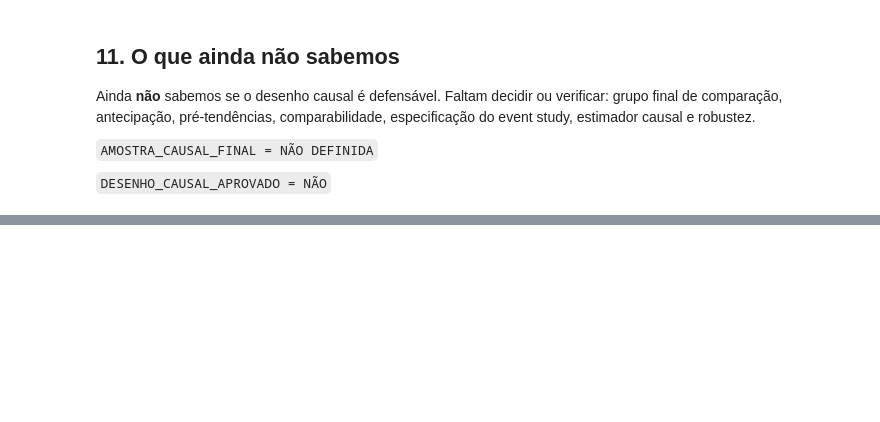
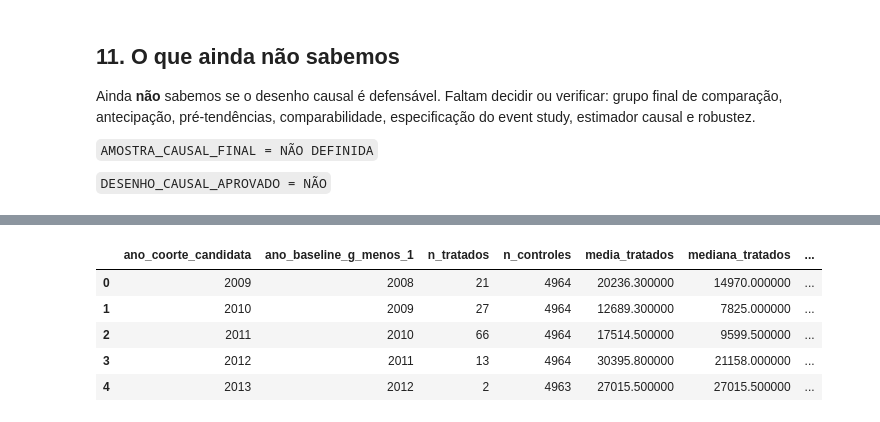
Before and after one commit to ariel-velardo/data-science-projects, a Jupyter notebook: projetos/big-data-expansao-rede-federal-economia-municipal/notebooks/01_analise_expansao_rede_federal_economia_municipal.ipynb, the cells around one changed output, grey strips where cells are left out. Saved outputs shown, nothing was run; the diff lists cells and outputs as text; code cells hidden in the pictures; blank space fills up the shorter version.

```diff
--- a/projetos/big-data-expansao-rede-federal-economia-municipal/notebooks/01_analise_expansao_rede_federal_economia_municipal.ipynb
+++ b/projetos/big-data-expansao-rede-federal-economia-municipal/notebooks/01_analise_expansao_rede_federal_economia_municipal.ipynb
@@ -262,0 +581,15 @@ O próximo passo é o gate de identificação causal. Depois dele, se aprovado:
+# %%
+baseline_niveis = d13.baseline_pre_tratamento_por_coorte(painel)
+baseline_exibicao = baseline_niveis.copy()
+baseline_exibicao['ano_coorte_candidata'] = baseline_exibicao['ano_coorte_candidata'].astype(int)
+for col in ['media_tratados', 'mediana_tratados', 'p25_tratados', 'p75_tratados',
+            'media_controles', 'mediana_controles', 'p25_controles', 'p75_controles']:
+    baseline_exibicao[col] = baseline_exibicao[col].round(1)
+display(estilizar_tabela_ipt(baseline_exibicao))
+# %% [output]
+|  | ano_coorte_candidata | ano_baseline_g_menos_1 | n_tratados | n_controles | media_tratados | mediana_tratados | ... |
+| 0 | 2009 | 2008 | 21 | 4964 | 20236.300000 | 14970.000000 | ... |
+| 1 | 2010 | 2009 | 27 | 4964 | 12689.300000 | 7825.000000 | ... |
+| 2 | 2011 | 2010 | 66 | 4964 | 17514.500000 | 9599.500000 | ... |
+| 3 | 2012 | 2011 | 13 | 4964 | 30395.800000 | 21158.000000 | ... |
+| 4 | 2013 | 2012 | 2 | 4963 | 27015.500000 | 27015.500000 | ... |
```
Also changed, not shown: parts of 36 cells of this notebook, 2 other files.
